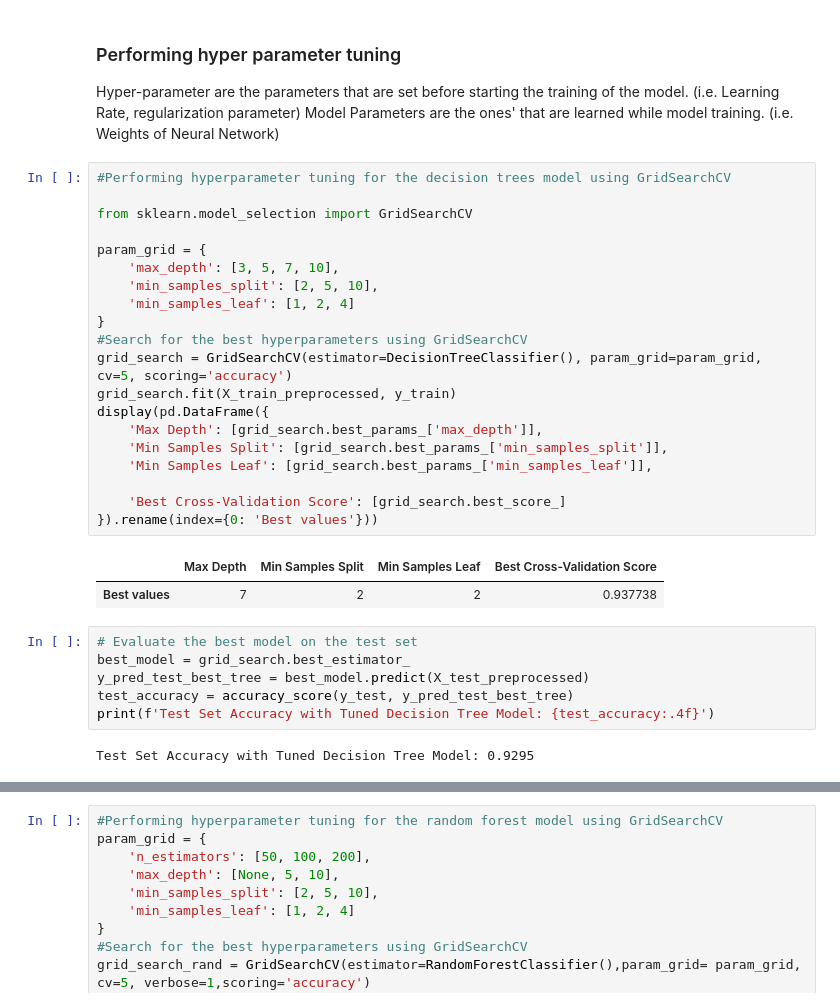
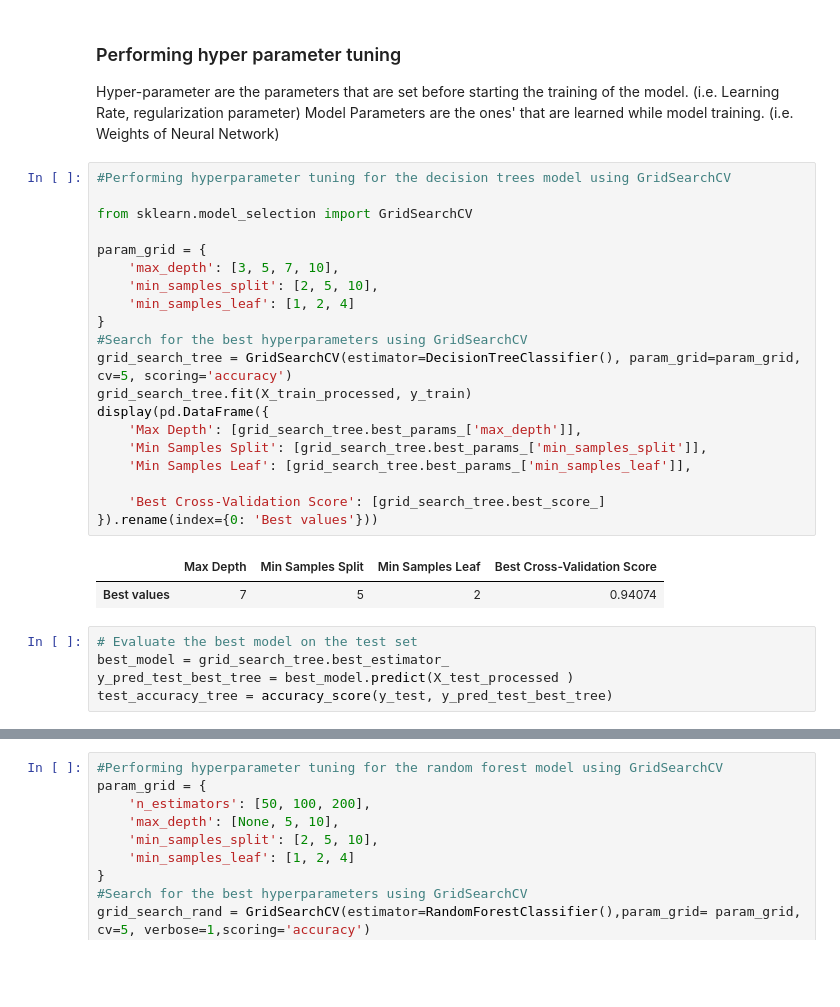
Before and after one commit to bro-gervil/codveda_datanalysis, a Jupyter notebook: my_notebooks/level_3/task_1/PMD.ipynb, the cells around one changed output, grey strips where cells are left out. Cells and saved outputs as stored; diff of their text form; blank space fills up the shorter version.

```diff
--- a/my_notebooks/level_3/task_1/PMD.ipynb
+++ b/my_notebooks/level_3/task_1/PMD.ipynb
@@ -326,34 +326,31 @@ Model Parameters are the ones' that are learned while model training. (i.e. Weig
 # %%
 #Performing hyperparameter tuning for the decision trees model using GridSearchCV
 
 from sklearn.model_selection import GridSearchCV
 
 param_grid = {
     'max_depth': [3, 5, 7, 10],
     'min_samples_split': [2, 5, 10],
     'min_samples_leaf': [1, 2, 4]
 }
 #Search for the best hyperparameters using GridSearchCV
-grid_search = GridSearchCV(estimator=DecisionTreeClassifier(), param_grid=param_grid, cv=5, scoring='accuracy')
-grid_search.fit(X_train_preprocessed, y_train)
+grid_search_tree = GridSearchCV(estimator=DecisionTreeClassifier(), param_grid=param_grid, cv=5, scoring='accuracy')
+grid_search_tree.fit(X_train_processed, y_train)
 display(pd.DataFrame({
-    'Max Depth': [grid_search.best_params_['max_depth']],
-    'Min Samples Split': [grid_search.best_params_['min_samples_split']],
-    'Min Samples Leaf': [grid_search.best_params_['min_samples_leaf']],
+    'Max Depth': [grid_search_tree.best_params_['max_depth']],
+    'Min Samples Split': [grid_search_tree.best_params_['min_samples_split']],
+    'Min Samples Leaf': [grid_search_tree.best_params_['min_samples_leaf']],
 
-    'Best Cross-Validation Score': [grid_search.best_score_]
+    'Best Cross-Validation Score': [grid_search_tree.best_score_]
 }).rename(index={0: 'Best values'}))
 # %% [output]
 |  | Max Depth | Min Samples Split | Min Samples Leaf | Best Cross-Validation Score |
-| Best values | 7 | 2 | 2 | 0.937738 |
+| Best values | 7 | 5 | 2 | 0.94074 |
 # %%
 # Evaluate the best model on the test set
-best_model = grid_search.best_estimator_
-y_pred_test_best_tree = best_model.predict(X_test_preprocessed)
-test_accuracy = accuracy_score(y_test, y_pred_test_best_tree)
-print(f'Test Set Accuracy with Tuned Decision Tree Model: {test_accuracy:.4f}')
+best_model = grid_search_tree.best_estimator_
+y_pred_test_best_tree = best_model.predict(X_test_processed )
+test_accuracy_tree = accuracy_score(y_test, y_pred_test_best_tree)
-# %% [output]
-Test Set Accuracy with Tuned Decision Tree Model: 0.9295
 # %%
 #Performing hyperparameter tuning for the logistic regression model using GridSearchCV
 
```
Also changed, not shown: parts of 5 cells of this notebook, 8 other files.
